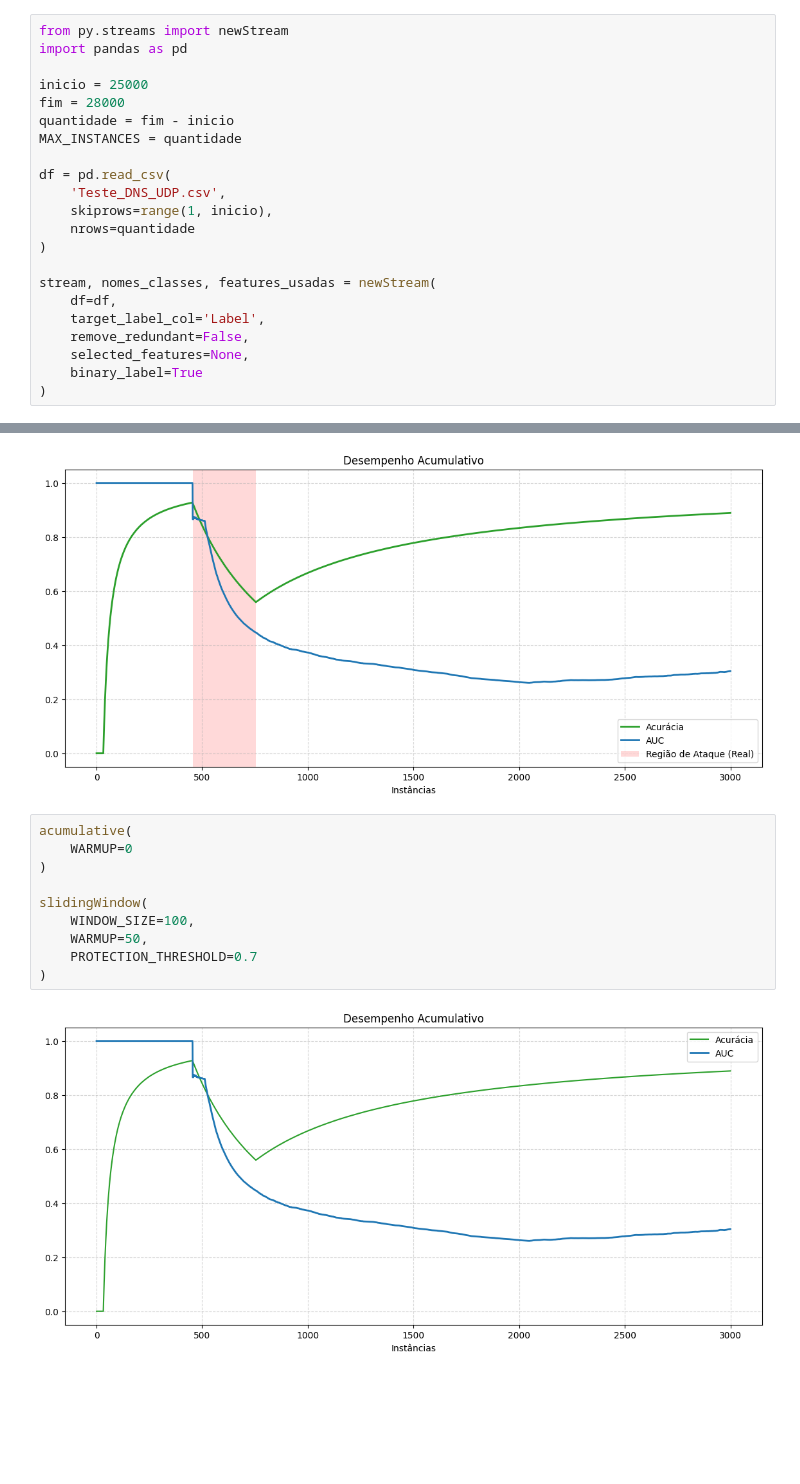
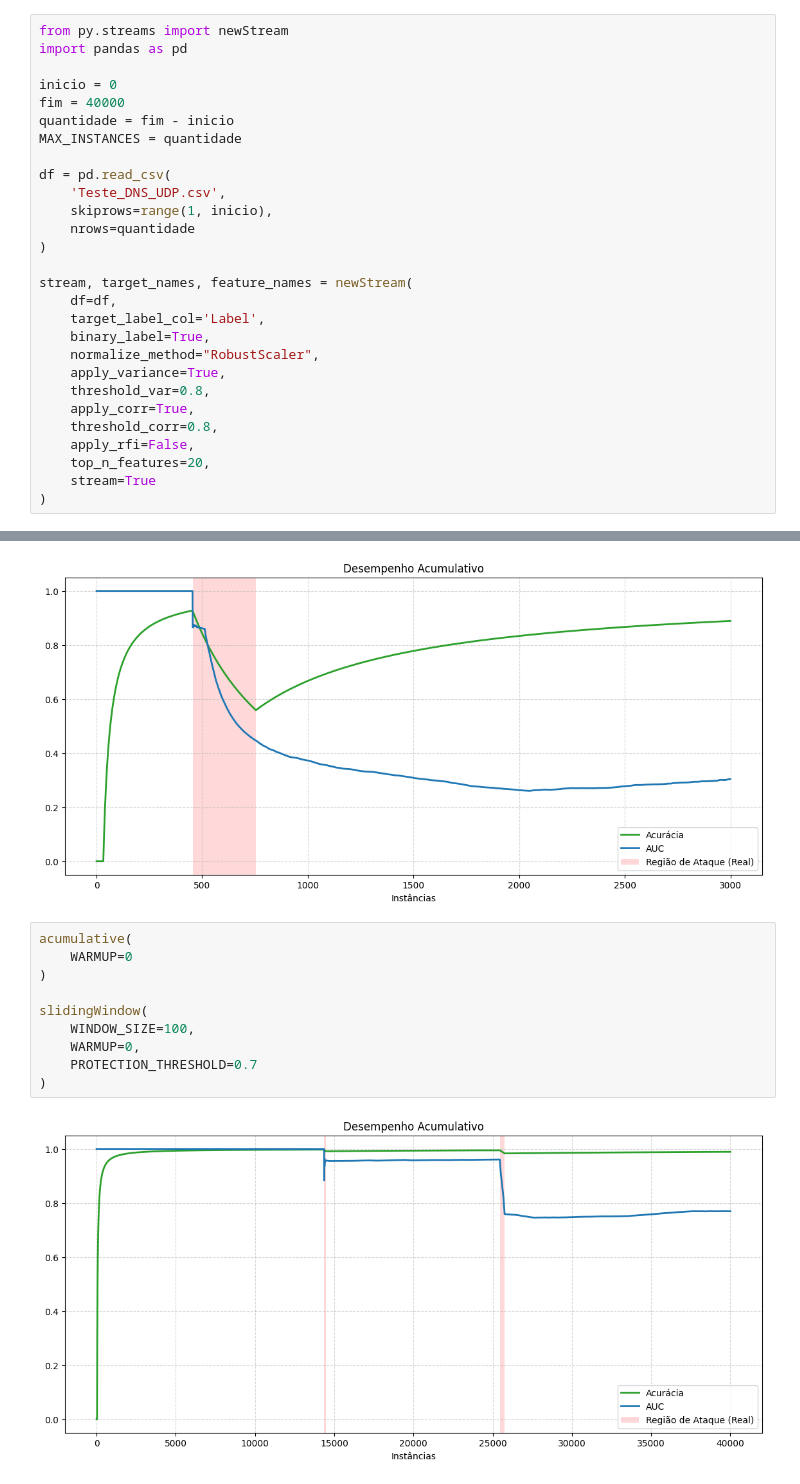
Before and after one commit to iRocktys/anomaly-detection-data-stream, a Jupyter notebook: AnomalyDetectionDevelop.ipynb, the cells around one changed output, grey strips where cells are left out. Drawn from its saved outputs; the diff is of its cells as text; blank space fills up the shorter version.

Commit message:
att stream.py

```diff
--- a/AnomalyDetectionDevelop.ipynb
+++ b/AnomalyDetectionDevelop.ipynb
@@ -4,8 +4,8 @@
 from py.streams import newStream
 import pandas as pd
 
-inicio = 25000
-fim = 28000
+inicio = 0
+fim = 40000
 quantidade = fim - inicio
 MAX_INSTANCES = quantidade
 
@@ -15,10 +15,16 @@ df = pd.read_csv(
     nrows=quantidade
 )
 
-stream, nomes_classes, features_usadas = newStream(
+stream, target_names, feature_names = newStream(
     df=df,
     target_label_col='Label',
-    remove_redundant=False,
-    selected_features=None,
-    binary_label=True
+    binary_label=True,
+    normalize_method="RobustScaler",
+    apply_variance=True,
+    threshold_var=0.8,
+    apply_corr=True,
+    threshold_corr=0.8,
+    apply_rfi=False,
+    top_n_features=20,
+    stream=True
 )
@@ -251,12 +338,12 @@ acumulative(
 # %%
 acumulative(
     WARMUP=0
 )
 
 slidingWindow(
     WINDOW_SIZE=100,
-    WARMUP=50,
+    WARMUP=0,
     PROTECTION_THRESHOLD=0.7
 )
 # %% [output]
-[figure, old version]
+[figure, new version]
```
Also changed, not shown: parts of 4 cells of this notebook, 1 other file.
